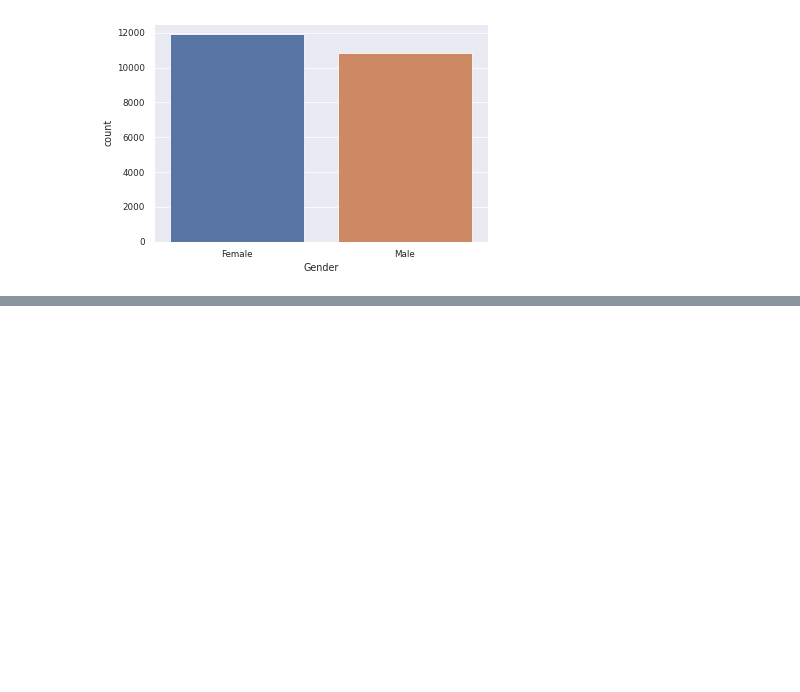
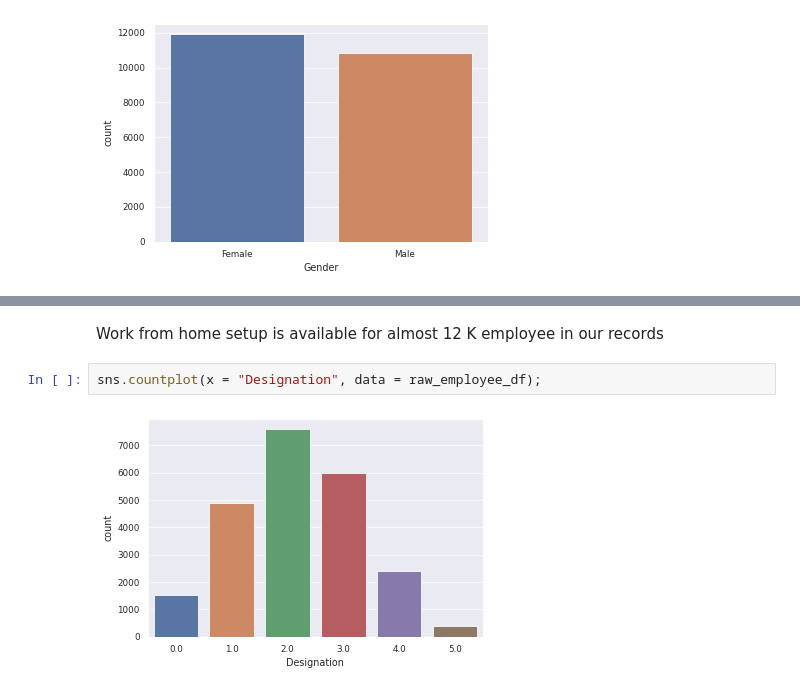
Before and after one commit to AMMLRepos/predict-mental-burnout-of-employeesu, a Jupyter notebook: Analyzing_and_predicting_employee_burnout_during_pandemic.ipynb, the cells around one changed output, grey strips where cells are left out. Drawn from its saved outputs; the diff is of its cells as text; blank space fills up the shorter version.

```diff
--- a/Analyzing_and_predicting_employee_burnout_during_pandemic.ipynb
+++ b/Analyzing_and_predicting_employee_burnout_during_pandemic.ipynb
@@ -165,0 +176,6 @@ sns.countplot(x = "Gender", data = raw_employee_df);
+# %% [markdown]
+Work from home setup is available for almost 12 K employee in our records
+# %%
+sns.countplot(x = "Designation", data = raw_employee_df);
+# %% [output]
+[figure, added]
```
Also changed, not shown: parts of 13 cells of this notebook.
